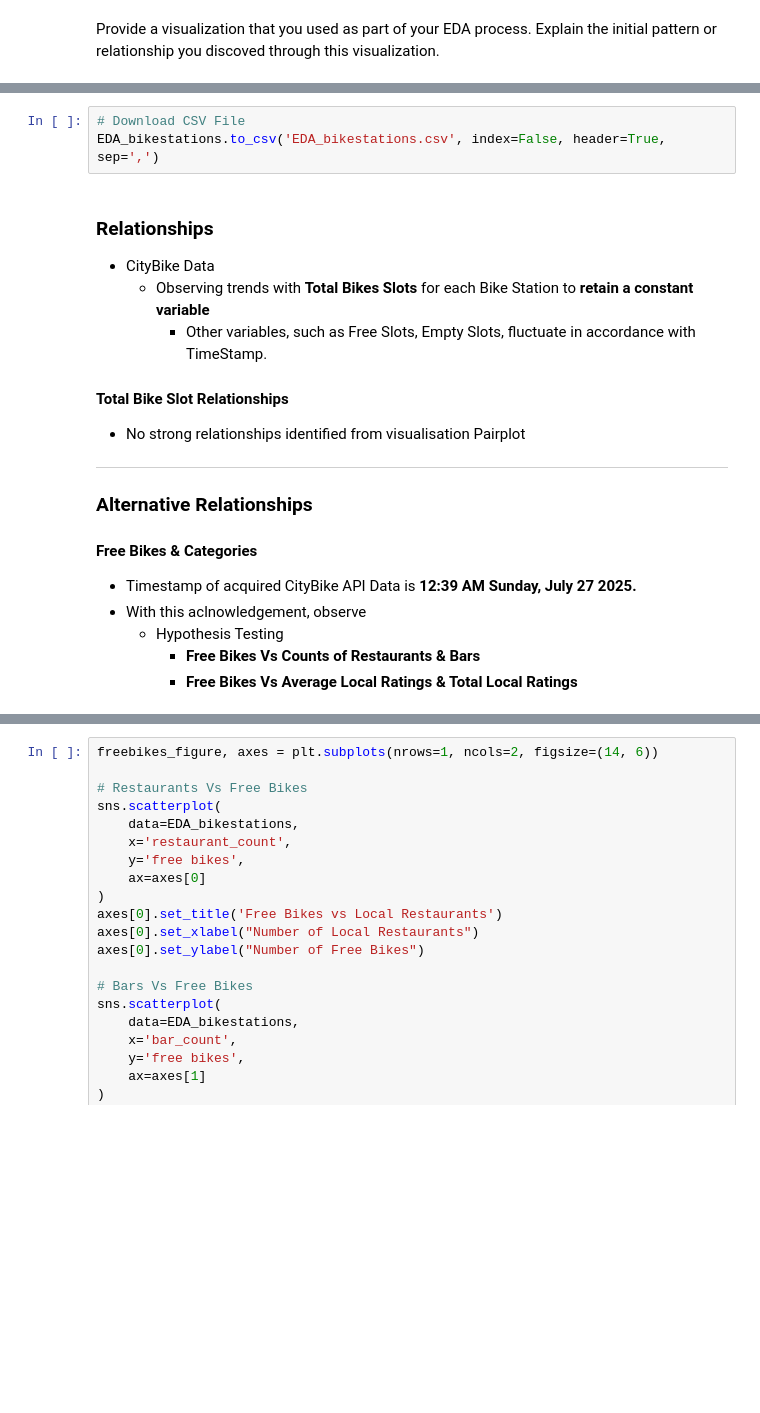
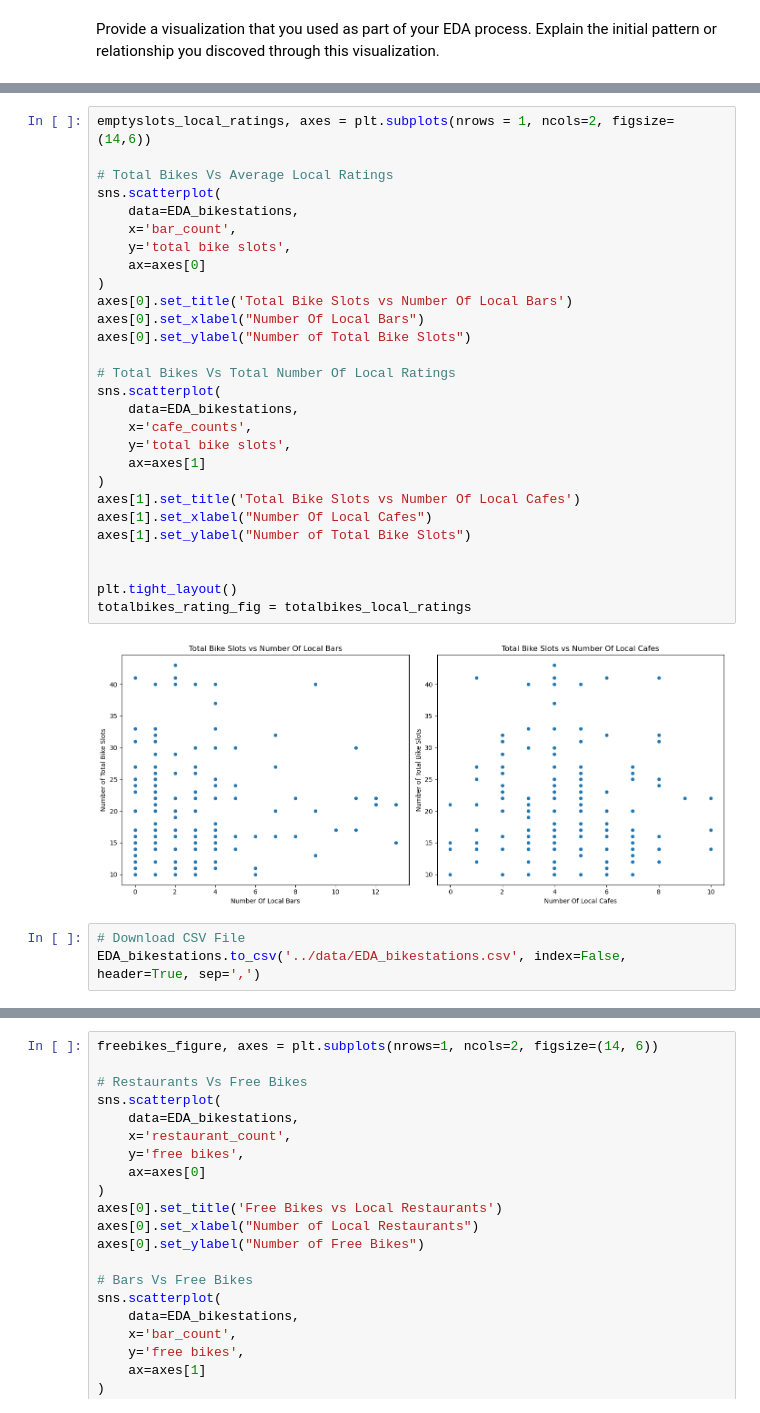
Before and after one commit to Mitch-P-Analyst/Statistical-Modelling-Project., a Jupyter notebook: notebooks/joining_data.ipynb, the cells around one changed output, grey strips where cells are left out. Drawn from its saved outputs; the diff is of its cells as text; blank space fills up the shorter version.

```diff
--- a/notebooks/joining_data.ipynb
+++ b/notebooks/joining_data.ipynb
@@ -231,27 +263,33 @@ plt.show()
+# %%
+emptyslots_local_ratings, axes = plt.subplots(nrows = 1, ncols=2, figsize=(14,6))
+
+# Total Bikes Vs Average Local Ratings
+sns.scatterplot(
+    data=EDA_bikestations,
+    x='bar_count',
+    y='total bike slots',
+    ax=axes[0]
+)
+axes[0].set_title('Total Bike Slots vs Number Of Local Bars')
+axes[0].set_xlabel("Number Of Local Bars")
+axes[0].set_ylabel("Number of Total Bike Slots")
+
+# Total Bikes Vs Total Number Of Local Ratings
+sns.scatterplot(
+    data=EDA_bikestations,
+    x='cafe_counts',
+    y='total bike slots',
+    ax=axes[1]
+)
+axes[1].set_title('Total Bike Slots vs Number Of Local Cafes')
+axes[1].set_xlabel("Number Of Local Cafes")
+axes[1].set_ylabel("Number of Total Bike Slots")
+
+
+plt.tight_layout()
+totalbikes_rating_fig = totalbikes_local_ratings
+# %% [output]
+[figure, added]
 # %%
 # Download CSV File
-EDA_bikestations.to_csv('EDA_bikestations.csv', index=False, header=True, sep=',')
+EDA_bikestations.to_csv('../data/EDA_bikestations.csv', index=False, header=True, sep=',')
-# %% [markdown]
-### Relationships
-
-- CityBike Data
-    - Observing trends with **Total Bikes Slots** for each Bike Station to **retain a constant variable**
-        - Other variables, such as Free Slots, Empty Slots, fluctuate in accordance with TimeStamp.
-
-
-#### Total Bike Slot Relationships
-
-- No strong relationships identified from visualisation Pairplot
-
-
---------------------------------------------------------
-
-### Alternative Relationships
-
-#### Free Bikes & Categories
-
-- Timestamp of acquired CityBike API Data is **12:39 AM Sunday, July 27 2025.**
-- With this aclnowledgement, observe
-    - Hypothesis Testing
-        - **Free Bikes Vs Counts of Restaurants & Bars**
-        - **Free Bikes Vs Average Local Ratings & Total Local Ratings**
```
Also changed, not shown: parts of 21 cells of this notebook, 10 other files.
